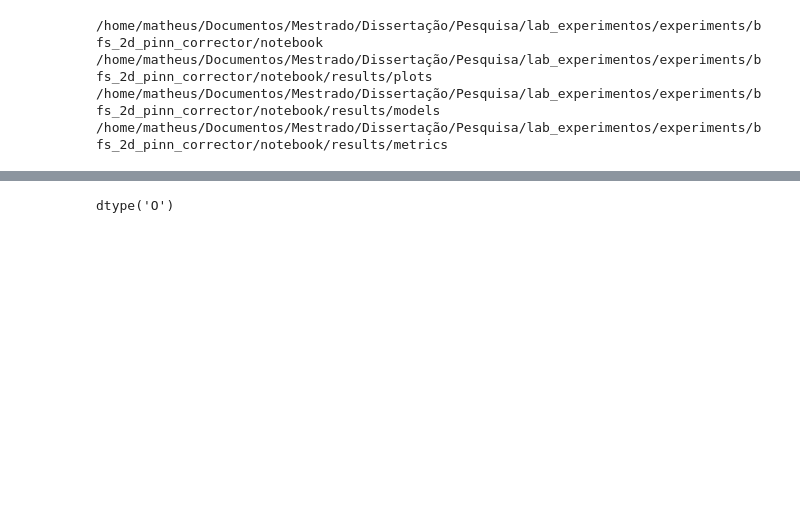
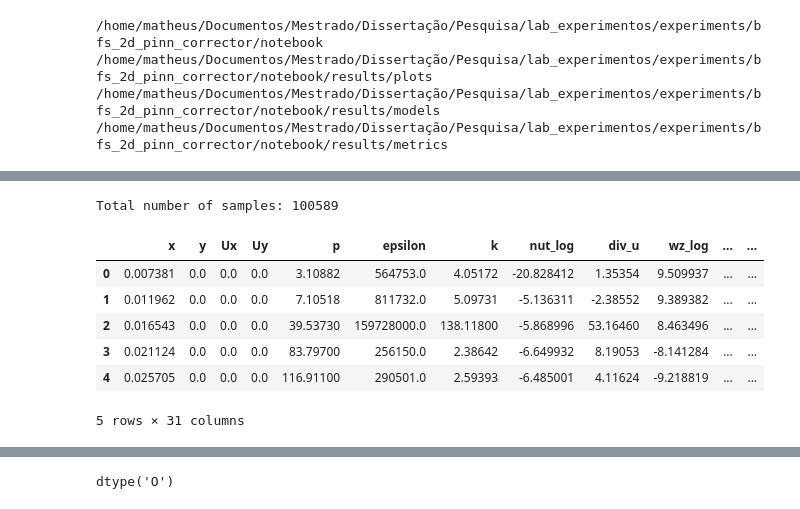
Before and after one commit to borges12matheus/pinn_hybrid_experiments, a Jupyter notebook: notebook/bfs2d_pipeline_baseline_v0.ipynb, the cells around one changed output, grey strips where cells are left out. Cells and saved outputs as stored; diff of their text form; code cells hidden in the pictures; blank space fills up the shorter version.

```diff
--- a/notebook/bfs2d_pipeline_baseline_v0.ipynb
+++ b/notebook/bfs2d_pipeline_baseline_v0.ipynb
@@ -34,0 +63,13 @@ for p in [PATH_PLOT, PATH_MODEL, PATH_METRIC]:
+# %%
+df_36 = pd.read_parquet(PATH_EXP_DIR / 'data/data_processed/dataset_bfs_2d_kepsilon_Re36000_full.parquet')
+print(f"Total number of samples: {len(df_36)}")
+df_36.head()
+# %% [output]
+Total number of samples: 100589
+|  | x | y | Ux | Uy | p | epsilon | k | nut_log | div_u | wz_log | ... | ... |
+| 0 | 0.007381 | 0.0 | 0.0 | 0.0 | 3.10882 | 564753.0 | 4.05172 | -20.828412 | 1.35354 | 9.509937 | ... | ... |
+| 1 | 0.011962 | 0.0 | 0.0 | 0.0 | 7.10518 | 811732.0 | 5.09731 | -5.136311 | -2.38552 | 9.389382 | ... | ... |
+| 2 | 0.016543 | 0.0 | 0.0 | 0.0 | 39.53730 | 159728000.0 | 138.11800 | -5.868996 | 53.16460 | 8.463496 | ... | ... |
+| 3 | 0.021124 | 0.0 | 0.0 | 0.0 | 83.79700 | 256150.0 | 2.38642 | -6.649932 | 8.19053 | -8.141284 | ... | ... |
+| 4 | 0.025705 | 0.0 | 0.0 | 0.0 | 116.91100 | 290501.0 | 2.59393 | -6.485001 | 4.11624 | -9.218819 | ... | ... |
+5 rows × 31 columns
```
Also changed, not shown: parts of 6 cells of this notebook, 19 other files.
